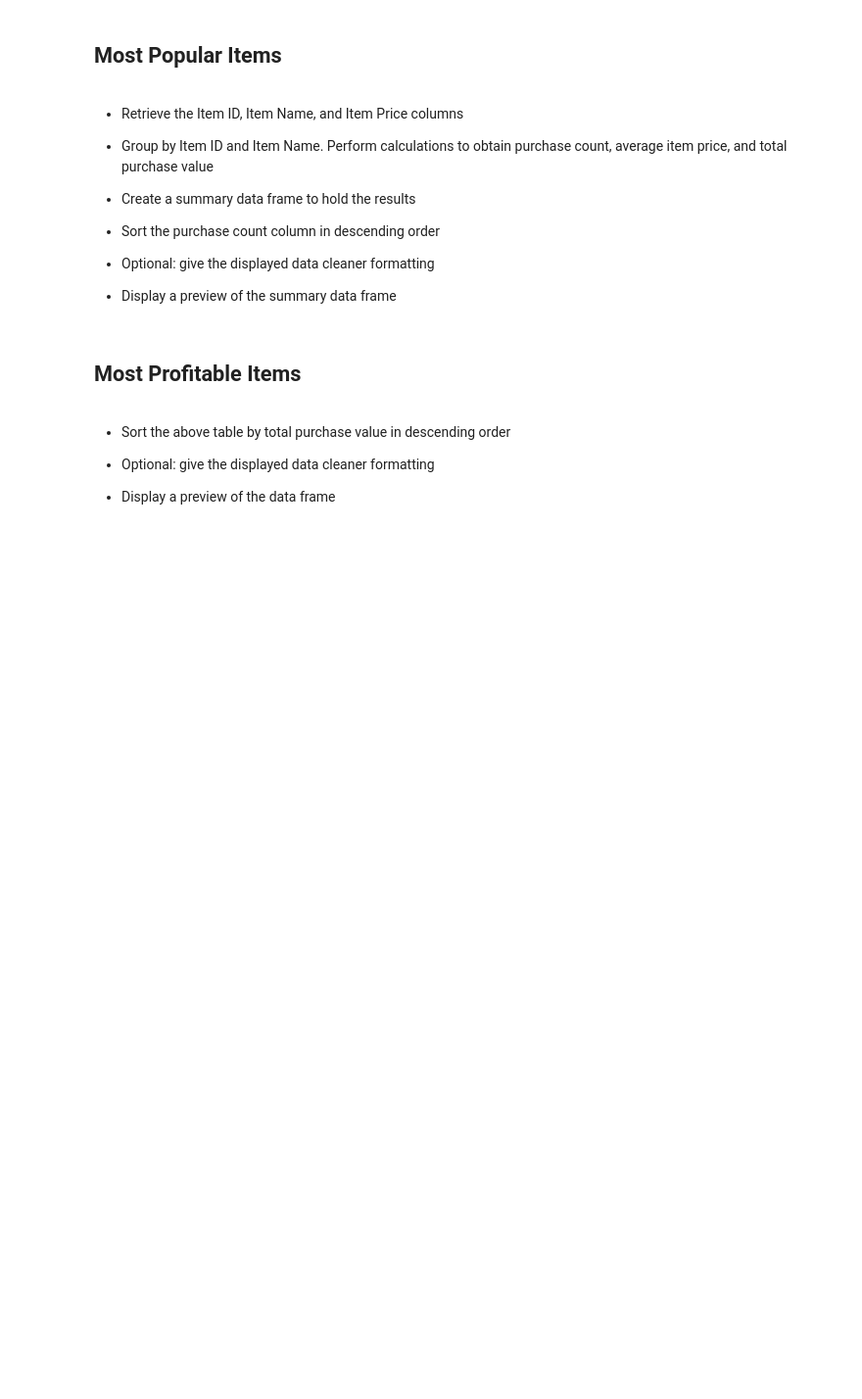
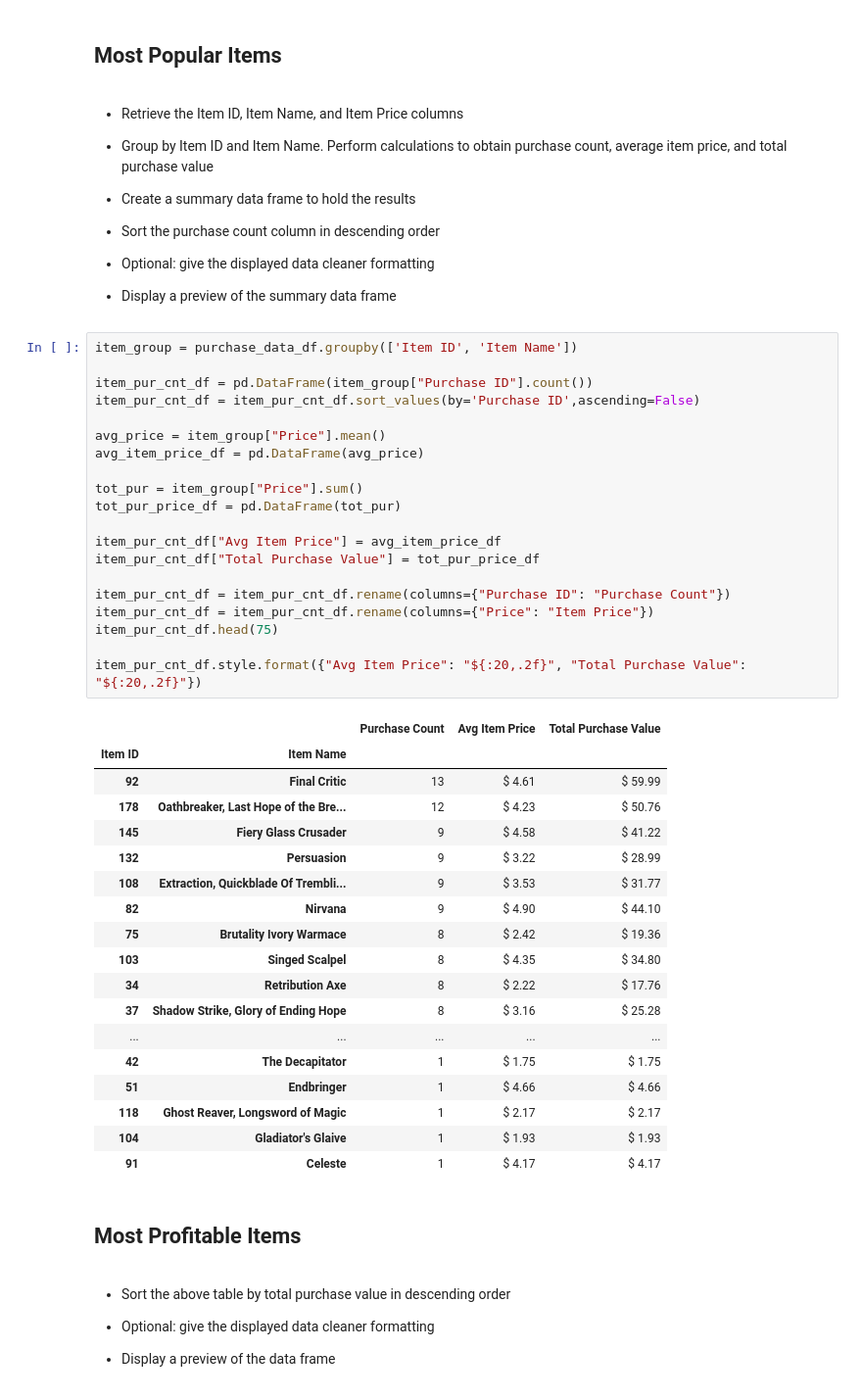
Before and after one commit to patrickfspring/Game-Purchase-Analysis-using-Pandas, a Jupyter notebook: HeroesOfPymoli/HeroesOfPymoli_starter.ipynb, the cells around one changed output. Shown: that part at 98% size. Cells and saved outputs as stored; diff of their text form; blank space fills up the shorter version.

Commit message:
committing 2nd to last problem

```diff
--- a/HeroesOfPymoli/HeroesOfPymoli_starter.ipynb
+++ b/HeroesOfPymoli/HeroesOfPymoli_starter.ipynb
@@ -331,6 +331,45 @@ player_purchases_df.style.format({"Average Purchase Price": "${:20,.2f}", "Total
 
 
 * Display a preview of the summary data frame
+# %%
+item_group = purchase_data_df.groupby(['Item ID', 'Item Name'])
+
+item_pur_cnt_df = pd.DataFrame(item_group["Purchase ID"].count())
+item_pur_cnt_df = item_pur_cnt_df.sort_values(by='Purchase ID',ascending=False)
+
+avg_price = item_group["Price"].mean()
+avg_item_price_df = pd.DataFrame(avg_price)
+
+tot_pur = item_group["Price"].sum()
+tot_pur_price_df = pd.DataFrame(tot_pur)
+
+item_pur_cnt_df["Avg Item Price"] = avg_item_price_df
+item_pur_cnt_df["Total Purchase Value"] = tot_pur_price_df
+
+item_pur_cnt_df = item_pur_cnt_df.rename(columns={"Purchase ID": "Purchase Count"})
+item_pur_cnt_df = item_pur_cnt_df.rename(columns={"Price": "Item Price"})
+item_pur_cnt_df.head(75)
+
+item_pur_cnt_df.style.format({"Avg Item Price": "${:20,.2f}", "Total Purchase Value": "${:20,.2f}"})
+# %% [output]
+|  |  | Purchase Count | Avg Item Price | Total Purchase Value |
+| Item ID | Item Name |  |  |  |
+| 92 | Final Critic | 13 | $ 4.61 | $ 59.99 |
+| 178 | Oathbreaker, Last Hope of the Bre... | 12 | $ 4.23 | $ 50.76 |
+| 145 | Fiery Glass Crusader | 9 | $ 4.58 | $ 41.22 |
+| 132 | Persuasion | 9 | $ 3.22 | $ 28.99 |
+| 108 | Extraction, Quickblade Of Trembli... | 9 | $ 3.53 | $ 31.77 |
+| 82 | Nirvana | 9 | $ 4.90 | $ 44.10 |
+| 75 | Brutality Ivory Warmace | 8 | $ 2.42 | $ 19.36 |
+| 103 | Singed Scalpel | 8 | $ 4.35 | $ 34.80 |
+| 34 | Retribution Axe | 8 | $ 2.22 | $ 17.76 |
+| 37 | Shadow Strike, Glory of Ending Hope | 8 | $ 3.16 | $ 25.28 |
+| ... | ... | ... | ... | ... |
+| 42 | The Decapitator | 1 | $ 1.75 | $ 1.75 |
+| 51 | Endbringer | 1 | $ 4.66 | $ 4.66 |
+| 118 | Ghost Reaver, Longsword of Magic | 1 | $ 2.17 | $ 2.17 |
+| 104 | Gladiator's Glaive | 1 | $ 1.93 | $ 1.93 |
+| 91 | Celeste | 1 | $ 4.17 | $ 4.17 |
 # %% [markdown]
 ## Most Profitable Items
 # %% [markdown]
```
